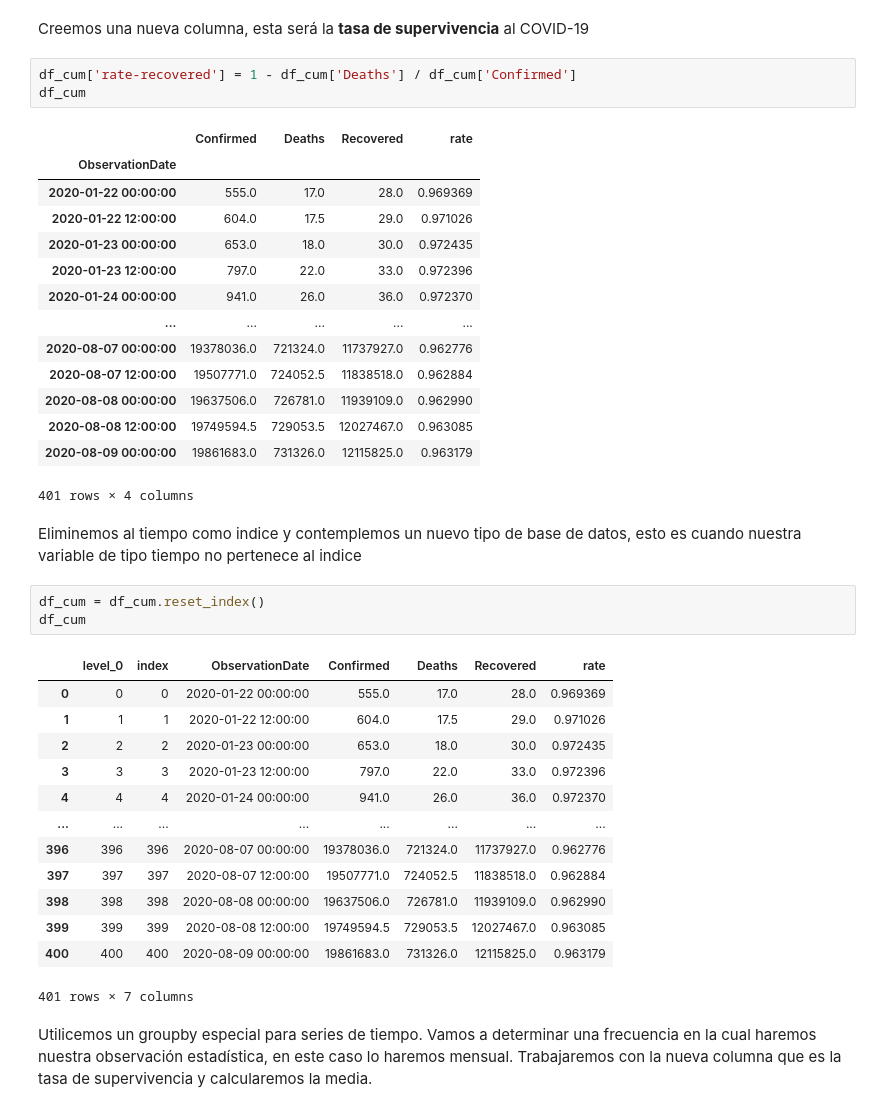
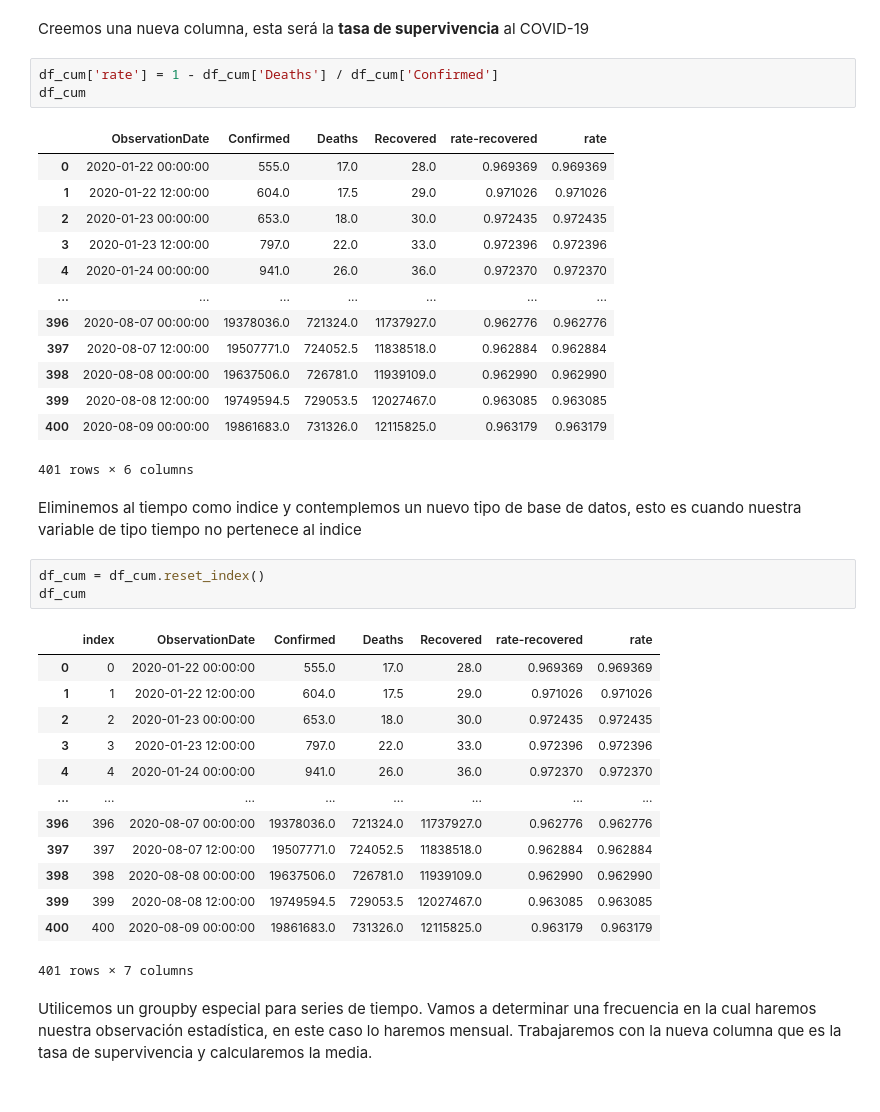
Before and after one commit to francomanca93/analisis-de-datos, a Jupyter notebook: 3-Aplicando-pandas/17_Series_de_tiempo_y_visualizacioes.ipynb, the cells around one changed output. Saved outputs shown, nothing was run; the diff lists cells and outputs as text.

```diff
--- a/3-Aplicando-pandas/17_Series_de_tiempo_y_visualizacioes.ipynb
+++ b/3-Aplicando-pandas/17_Series_de_tiempo_y_visualizacioes.ipynb
@@ -517,41 +513,40 @@ En general en la naturaleza haremos este tipo de analisis por ejemplo en:
 # %% [markdown]
 Creemos una nueva columna, esta será la **tasa de supervivencia** al COVID-19
 # %%
-df_cum['rate-recovered'] = 1 - df_cum['Deaths'] / df_cum['Confirmed']
+df_cum['rate'] = 1 - df_cum['Deaths'] / df_cum['Confirmed']
 df_cum
 # %% [output]
-|  | Confirmed | Deaths | Recovered | rate |
-| ObservationDate |  |  |  |  |
-| 2020-01-22 00:00:00 | 555.0 | 17.0 | 28.0 | 0.969369 |
-| 2020-01-22 12:00:00 | 604.0 | 17.5 | 29.0 | 0.971026 |
-| 2020-01-23 00:00:00 | 653.0 | 18.0 | 30.0 | 0.972435 |
-| 2020-01-23 12:00:00 | 797.0 | 22.0 | 33.0 | 0.972396 |
-| 2020-01-24 00:00:00 | 941.0 | 26.0 | 36.0 | 0.972370 |
-| ... | ... | ... | ... | ... |
-| 2020-08-07 00:00:00 | 19378036.0 | 721324.0 | 11737927.0 | 0.962776 |
-| 2020-08-07 12:00:00 | 19507771.0 | 724052.5 | 11838518.0 | 0.962884 |
-| 2020-08-08 00:00:00 | 19637506.0 | 726781.0 | 11939109.0 | 0.962990 |
-| 2020-08-08 12:00:00 | 19749594.5 | 729053.5 | 12027467.0 | 0.963085 |
-| 2020-08-09 00:00:00 | 19861683.0 | 731326.0 | 12115825.0 | 0.963179 |
+|  | ObservationDate | Confirmed | Deaths | Recovered | rate-recovered | rate |
+| 0 | 2020-01-22 00:00:00 | 555.0 | 17.0 | 28.0 | 0.969369 | 0.969369 |
+| 1 | 2020-01-22 12:00:00 | 604.0 | 17.5 | 29.0 | 0.971026 | 0.971026 |
+| 2 | 2020-01-23 00:00:00 | 653.0 | 18.0 | 30.0 | 0.972435 | 0.972435 |
+| 3 | 2020-01-23 12:00:00 | 797.0 | 22.0 | 33.0 | 0.972396 | 0.972396 |
+| 4 | 2020-01-24 00:00:00 | 941.0 | 26.0 | 36.0 | 0.972370 | 0.972370 |
+| ... | ... | ... | ... | ... | ... | ... |
+| 396 | 2020-08-07 00:00:00 | 19378036.0 | 721324.0 | 11737927.0 | 0.962776 | 0.962776 |
+| 397 | 2020-08-07 12:00:00 | 19507771.0 | 724052.5 | 11838518.0 | 0.962884 | 0.962884 |
+| 398 | 2020-08-08 00:00:00 | 19637506.0 | 726781.0 | 11939109.0 | 0.962990 | 0.962990 |
+| 399 | 2020-08-08 12:00:00 | 19749594.5 | 729053.5 | 12027467.0 | 0.963085 | 0.963085 |
+| 400 | 2020-08-09 00:00:00 | 19861683.0 | 731326.0 | 12115825.0 | 0.963179 | 0.963179 |
-401 rows × 4 columns
+401 rows × 6 columns
 # %% [markdown]
 Eliminemos al tiempo como indice y contemplemos un nuevo tipo de base de datos, esto es cuando nuestra variable de tipo tiempo no pertenece al indice
 # %%
 df_cum = df_cum.reset_index()
 df_cum
 # %% [output]
-|  | level_0 | index | ObservationDate | Confirmed | Deaths | Recovered | rate |
-| 0 | 0 | 0 | 2020-01-22 00:00:00 | 555.0 | 17.0 | 28.0 | 0.969369 |
-| 1 | 1 | 1 | 2020-01-22 12:00:00 | 604.0 | 17.5 | 29.0 | 0.971026 |
-| 2 | 2 | 2 | 2020-01-23 00:00:00 | 653.0 | 18.0 | 30.0 | 0.972435 |
-| 3 | 3 | 3 | 2020-01-23 12:00:00 | 797.0 | 22.0 | 33.0 | 0.972396 |
-| 4 | 4 | 4 | 2020-01-24 00:00:00 | 941.0 | 26.0 | 36.0 | 0.972370 |
+|  | index | ObservationDate | Confirmed | Deaths | Recovered | rate-recovered | rate |
+| 0 | 0 | 2020-01-22 00:00:00 | 555.0 | 17.0 | 28.0 | 0.969369 | 0.969369 |
+| 1 | 1 | 2020-01-22 12:00:00 | 604.0 | 17.5 | 29.0 | 0.971026 | 0.971026 |
+| 2 | 2 | 2020-01-23 00:00:00 | 653.0 | 18.0 | 30.0 | 0.972435 | 0.972435 |
+| 3 | 3 | 2020-01-23 12:00:00 | 797.0 | 22.0 | 33.0 | 0.972396 | 0.972396 |
+| 4 | 4 | 2020-01-24 00:00:00 | 941.0 | 26.0 | 36.0 | 0.972370 | 0.972370 |
 | ... | ... | ... | ... | ... | ... | ... | ... |
-| 396 | 396 | 396 | 2020-08-07 00:00:00 | 19378036.0 | 721324.0 | 11737927.0 | 0.962776 |
-| 397 | 397 | 397 | 2020-08-07 12:00:00 | 19507771.0 | 724052.5 | 11838518.0 | 0.962884 |
-| 398 | 398 | 398 | 2020-08-08 00:00:00 | 19637506.0 | 726781.0 | 11939109.0 | 0.962990 |
-| 399 | 399 | 399 | 2020-08-08 12:00:00 | 19749594.5 | 729053.5 | 12027467.0 | 0.963085 |
-| 400 | 400 | 400 | 2020-08-09 00:00:00 | 19861683.0 | 731326.0 | 12115825.0 | 0.963179 |
+| 396 | 396 | 2020-08-07 00:00:00 | 19378036.0 | 721324.0 | 11737927.0 | 0.962776 | 0.962776 |
+| 397 | 397 | 2020-08-07 12:00:00 | 19507771.0 | 724052.5 | 11838518.0 | 0.962884 | 0.962884 |
+| 398 | 398 | 2020-08-08 00:00:00 | 19637506.0 | 726781.0 | 11939109.0 | 0.962990 | 0.962990 |
+| 399 | 399 | 2020-08-08 12:00:00 | 19749594.5 | 729053.5 | 12027467.0 | 0.963085 | 0.963085 |
+| 400 | 400 | 2020-08-09 00:00:00 | 19861683.0 | 731326.0 | 12115825.0 | 0.963179 | 0.963179 |
 401 rows × 7 columns
 # %% [markdown]
 Utilicemos un groupby especial para series de tiempo. Vamos a determinar una frecuencia en la cual haremos nuestra observación estadística, en este caso lo haremos mensual. Trabajaremos con la nueva columna que es la tasa de supervivencia y calcularemos la media.
```
Also changed, not shown: parts of 28 cells of this notebook.
